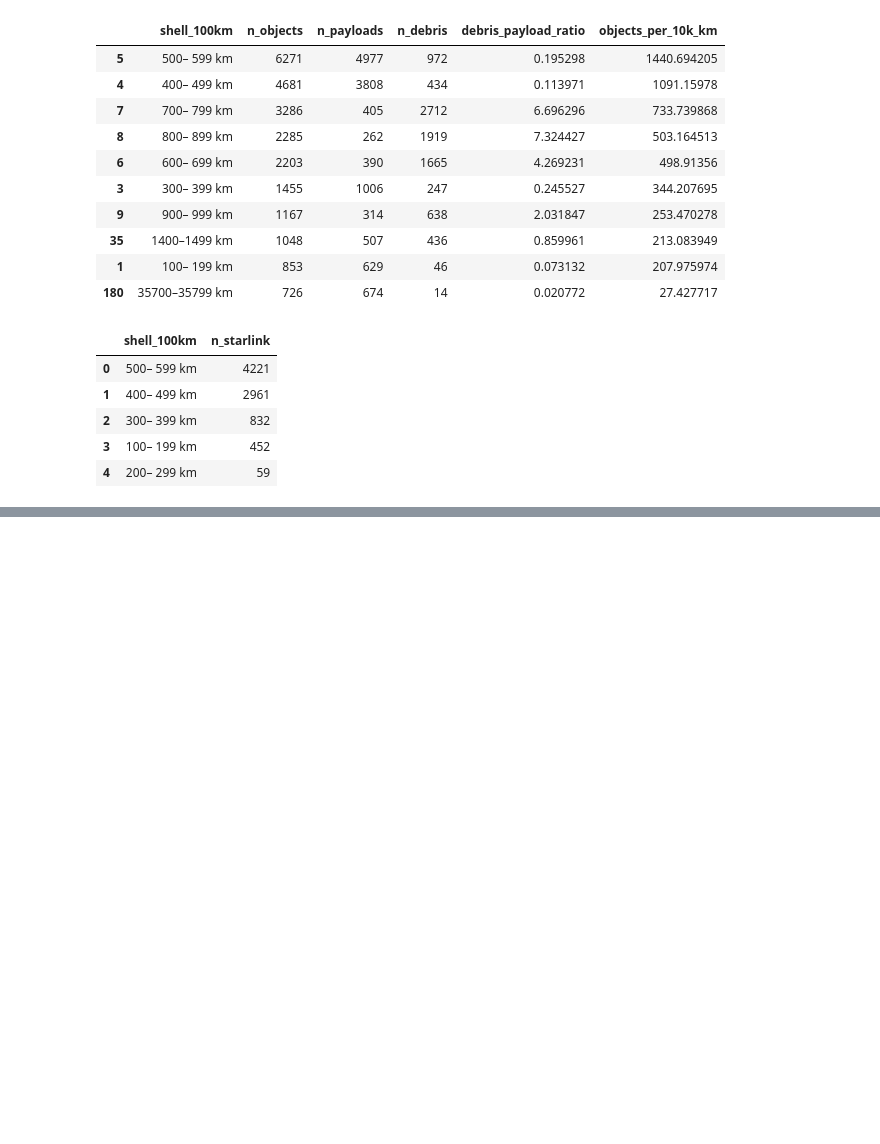
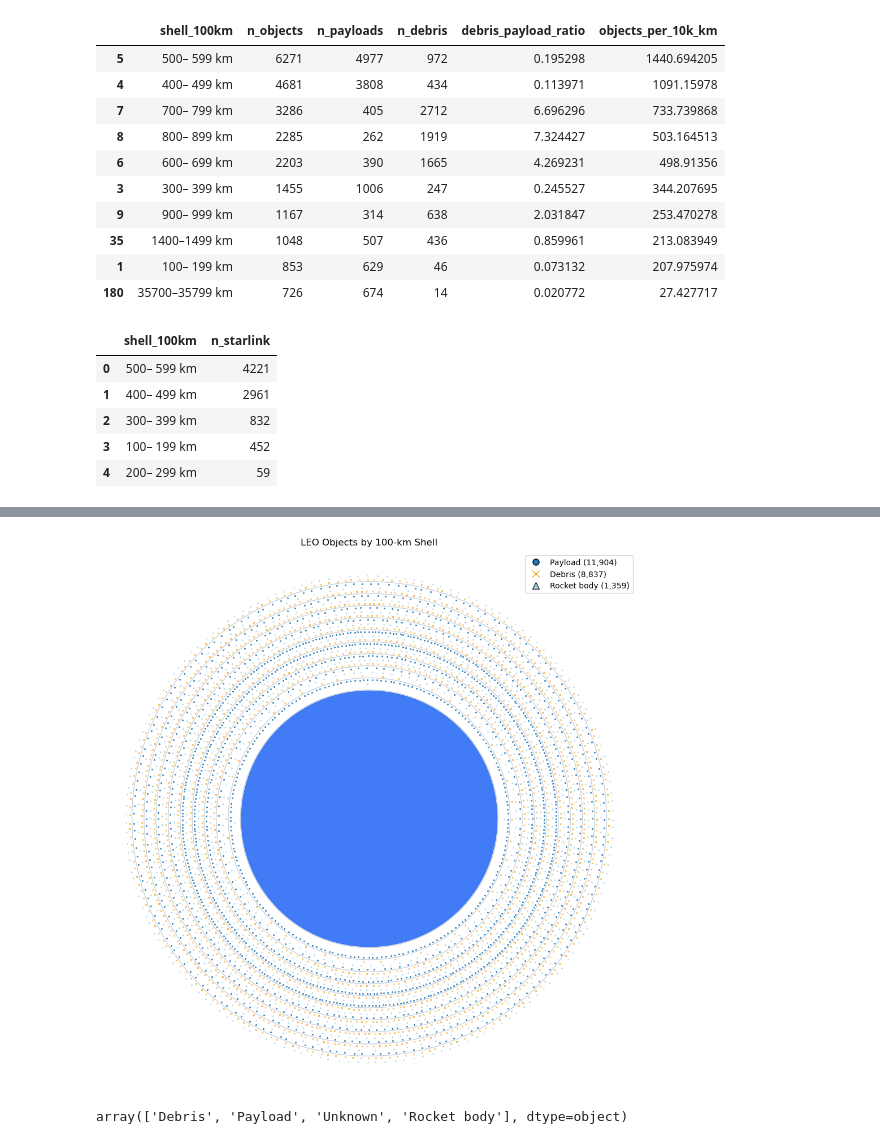
Before and after one commit to dezertdweller/Cosmic-Insights, a Jupyter notebook: notebooks/klg-eda/notebook.ipynb, the cells around one changed output, grey strips where cells are left out. Cells and saved outputs as stored; diff of their text form; code cells hidden in the pictures; blank space fills up the shorter version.

```diff
--- a/notebooks/klg-eda/notebook.ipynb
+++ b/notebooks/klg-eda/notebook.ipynb
@@ -1237,0 +1573,12 @@ shell_summary.to_csv(FINAL_DIR / "satellite_shell_summary.csv", index=False)
+# %%
+fig, ax = plot_leo_shell_rings(
+    shell_summary,
+    scale=0.08,             # overall size
+    gap_per_shell_km=500,   # spacing between adjacent rings
+)
+# %% [output]
+[figure, added]
+# %%
+df_clean.object_type.unique()
+# %% [output]
+array(['Debris', 'Payload', 'Unknown', 'Rocket body'], dtype=object)
```
Also changed, not shown: parts of 28 cells of this notebook, 6 other files.
